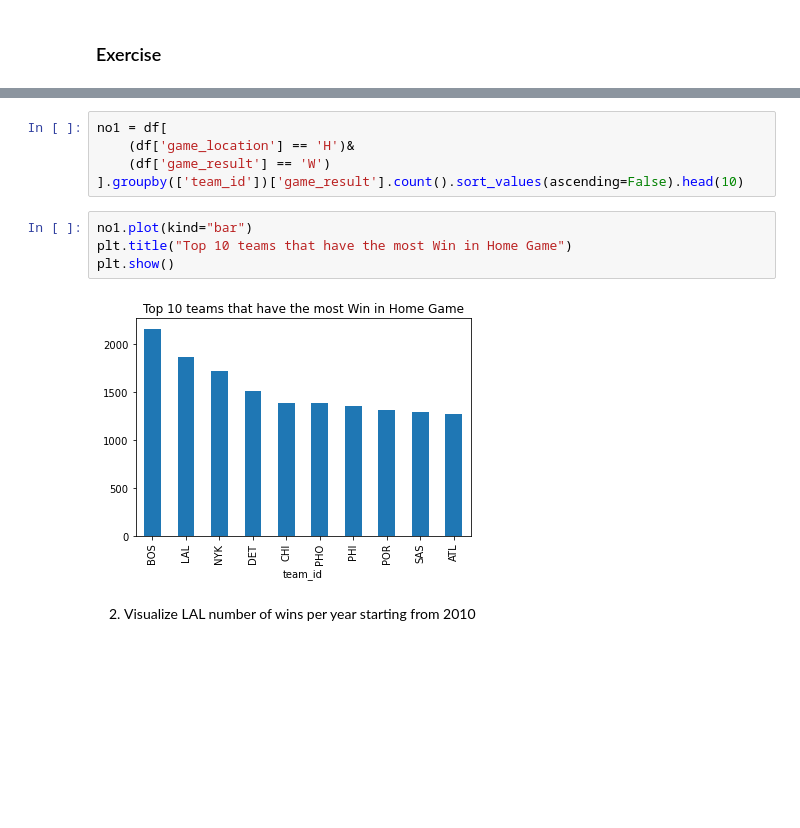
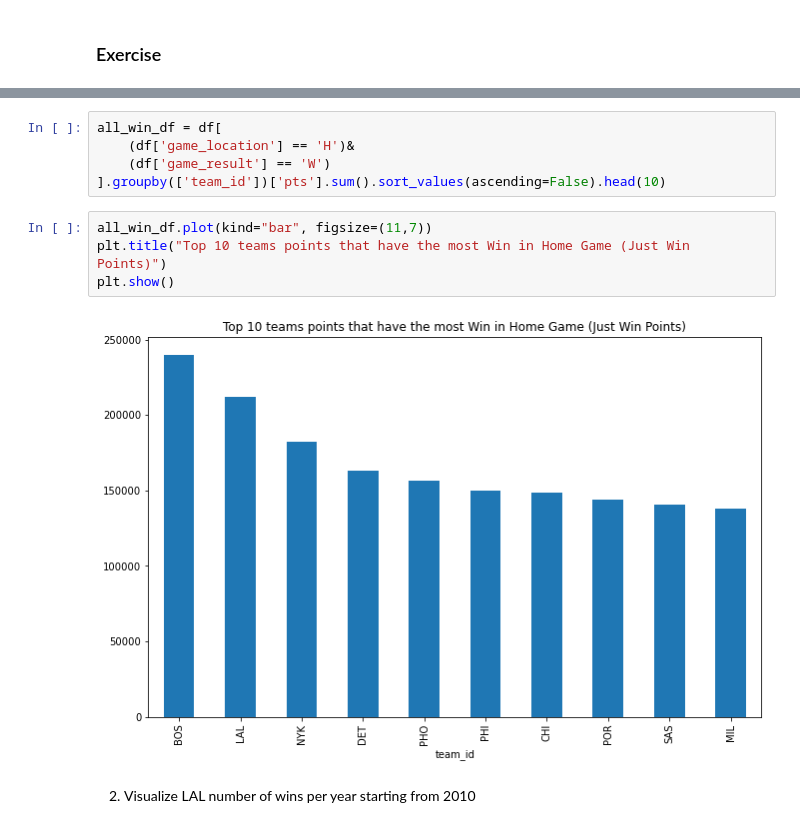
Before and after one commit to ghinakh/H8_001, a Jupyter notebook: Pertemuan 5/Ghina Khoerunnisa - Sesi 5 - Pandas.ipynb, the cells around one changed output, grey strips where cells are left out. Saved outputs shown, nothing was run; the diff lists cells and outputs as text; blank space fills up the shorter version.

```diff
--- a/Pertemuan 5/Ghina Khoerunnisa - Sesi 5 - Pandas.ipynb
+++ b/Pertemuan 5/Ghina Khoerunnisa - Sesi 5 - Pandas.ipynb
@@ -355,14 +473,14 @@ df[(df['team_id'] == "ANA")&(df['game_result'] == 'W')&(df['game_location']=='H'
 # %%
-no1 = df[
+all_win_df = df[
     (df['game_location'] == 'H')&
     (df['game_result'] == 'W')
-].groupby(['team_id'])['game_result'].count().sort_values(ascending=False).head(10)
+].groupby(['team_id'])['pts'].sum().sort_values(ascending=False).head(10)
 # %%
-no1.plot(kind="bar")
-plt.title("Top 10 teams that have the most Win in Home Game")
+all_win_df.plot(kind="bar", figsize=(11,7))
+plt.title("Top 10 teams points that have the most Win in Home Game (Just Win Points)")
 plt.show()
 # %% [output]
-[figure, old version]
+[figure, new version]
 # %% [markdown]
 2. Visualize LAL number of wins per year starting from 2010
 # %%
```
Also changed, not shown: parts of 20 cells of this notebook, 1 other file.
